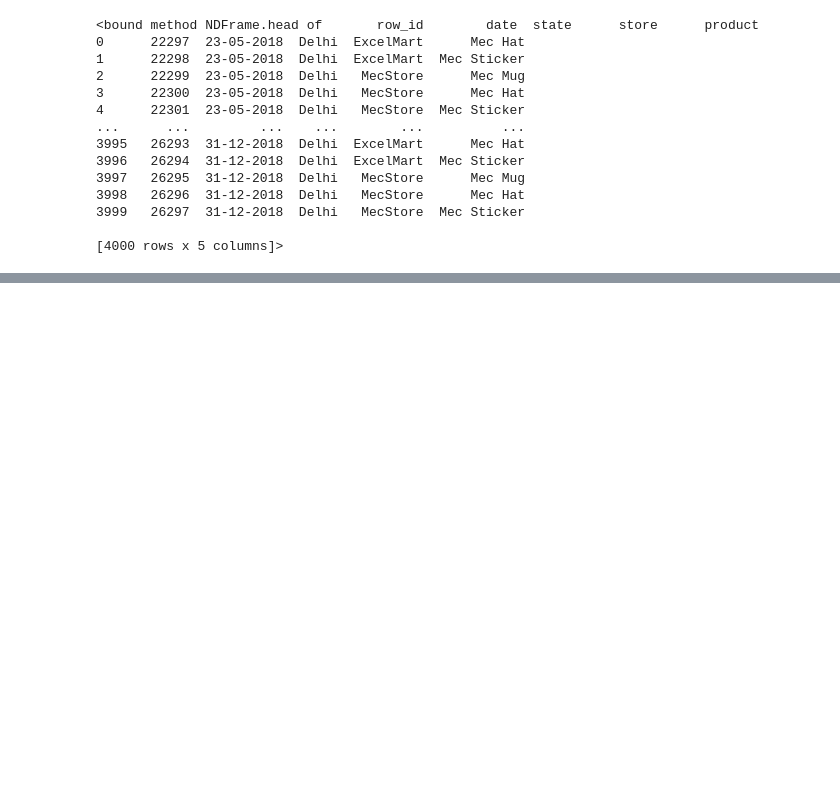
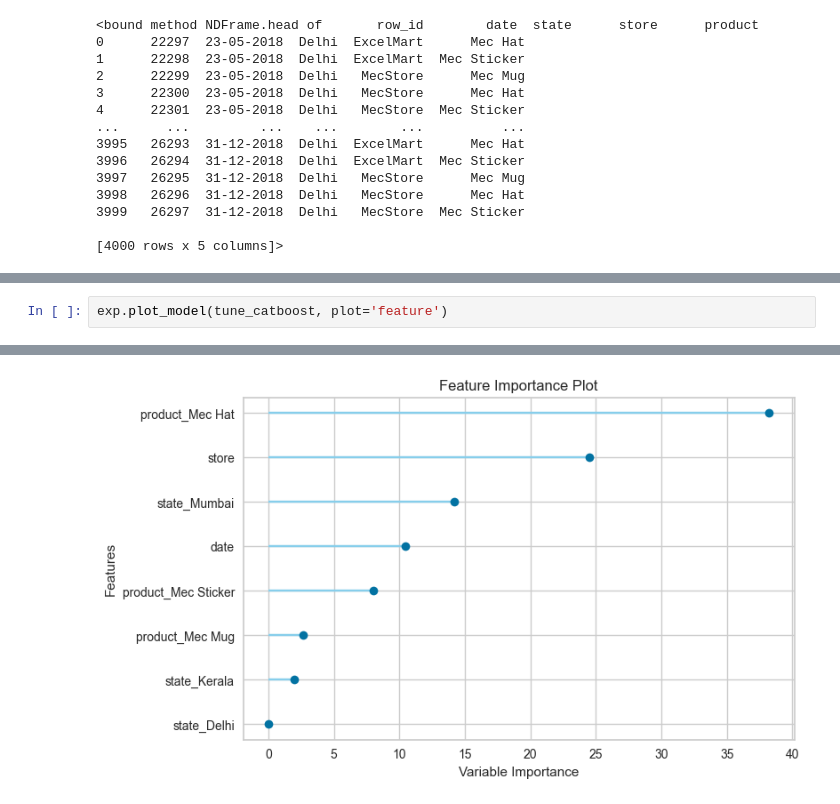
Before and after one commit to karthikgkumar/NeuralNet, a Jupyter notebook: EDA_excel.ipynb, the cells around one changed output, grey strips where cells are left out. Saved outputs shown, nothing was run; the diff lists cells and outputs as text; blank space fills up the shorter version.

```diff
--- a/EDA_excel.ipynb
+++ b/EDA_excel.ipynb
@@ -65,0 +191,3 @@ ImportError: cannot import name 'interp' from 'scipy' (E:\01_BTECH CS\datascienc
+# %%
+exp.plot_model(tune_catboost, plot='feature')
+# %% [output]
@@ -65,0 +195 @@ ImportError: cannot import name 'interp' from 'scipy' (E:\01_BTECH CS\datascienc
+[figure, added]
```
Also changed, not shown: parts of 21 cells of this notebook, 5 other files.
